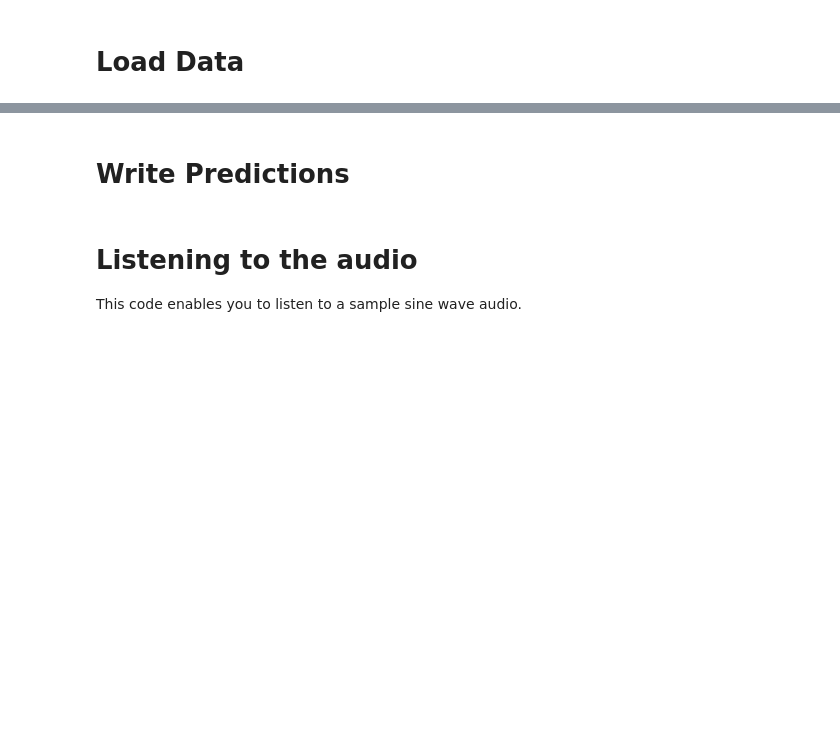
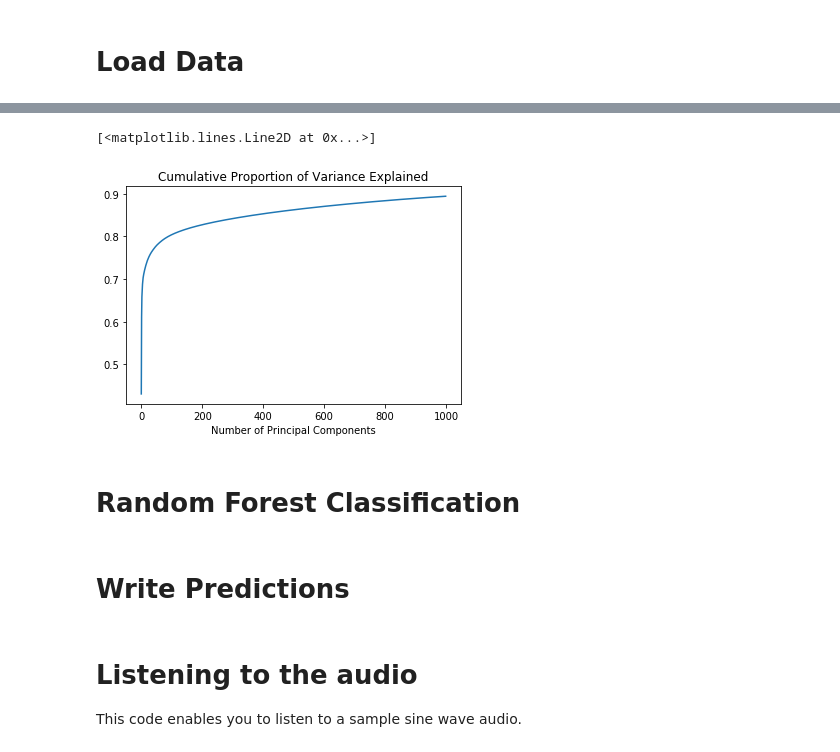
Before and after one commit to MikeBao99/cs181-practicals, a Jupyter notebook: P3/helpers.ipynb, the cells around one changed output, grey strips where cells are left out. Cells and saved outputs as stored; diff of their text form; code cells hidden in the pictures; blank space fills up the shorter version.

```diff
--- a/P3/helpers.ipynb
+++ b/P3/helpers.ipynb
@@ -7,8 +11,9 @@ warnings.filterwarnings('ignore')
 # %% [markdown]
 # Load Data
 # %%
+X_train = np.load("xtrain_spec.npy")
+X_train = X_train.reshape(X_train.shape[0], X_train.shape[1] * X_train.shape[2])
 train = np.load("train.npy")
-X_train = train[:,1:]
 y_train = train[:,0]
 X_labeled = X_train[y_train != -1]
 y_labeled = y_train[y_train != -1]
@@ -16,6 +21,5 @@ X_unlabeled = X_train[y_train == -1]
 y_unlabeled = y_train[y_train == -1]
 del train
 
-test = np.load("test.npy")
-X_test = test[:,1:]
-del test
+X_test = np.load("test_spec.npy")
+X_test = X_test.reshape(X_test.shape[0], X_test.shape[1] * X_test.shape[2])
@@ -25,0 +28,4 @@ max(y_labeled)
+# %%
+pca = PCA(n_components=1000)
+pca.fit(X_train)
+print(pca.explained_variance_ratio_)
@@ -25,0 +50,13 @@ max(y_labeled)
+# %%
+cum = [pca.explained_variance_ratio_[0]]
+for i in range(1, len(pca.explained_variance_ratio_)):
+    cum.append(cum[-1] + pca.explained_variance_ratio_[i])
+# %%
+plt.title("Cumulative Proportion of Variance Explained")
+plt.xlabel("Number of Principal Components")
+plt.plot(cum)
+# %% [output]
+[<matplotlib.lines.Line2D at 0x...>]
+[figure, added]
+# %% [markdown]
+# Random Forest Classification
```
Also changed, not shown: parts of 8 cells of this notebook, 2 other files.
